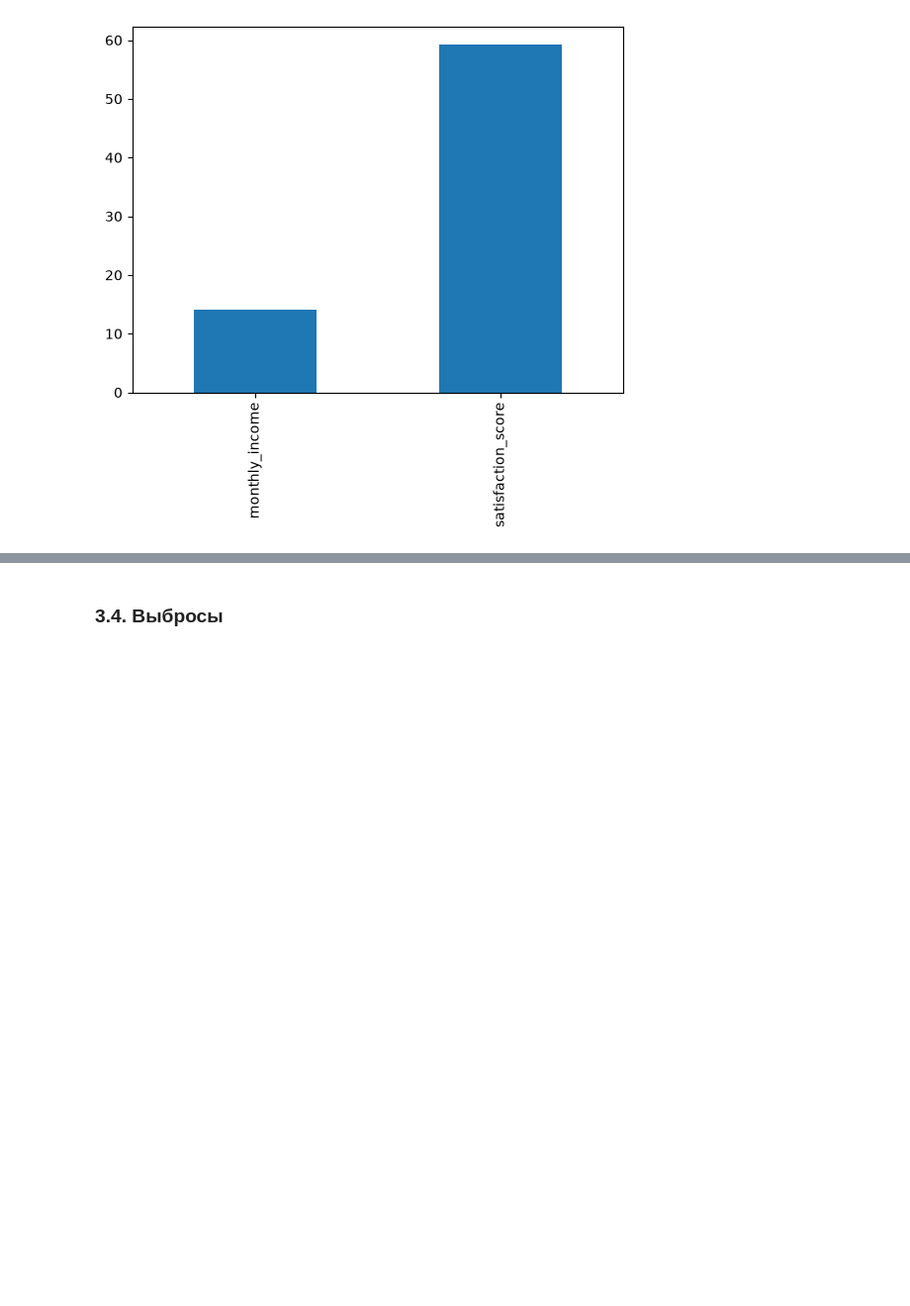
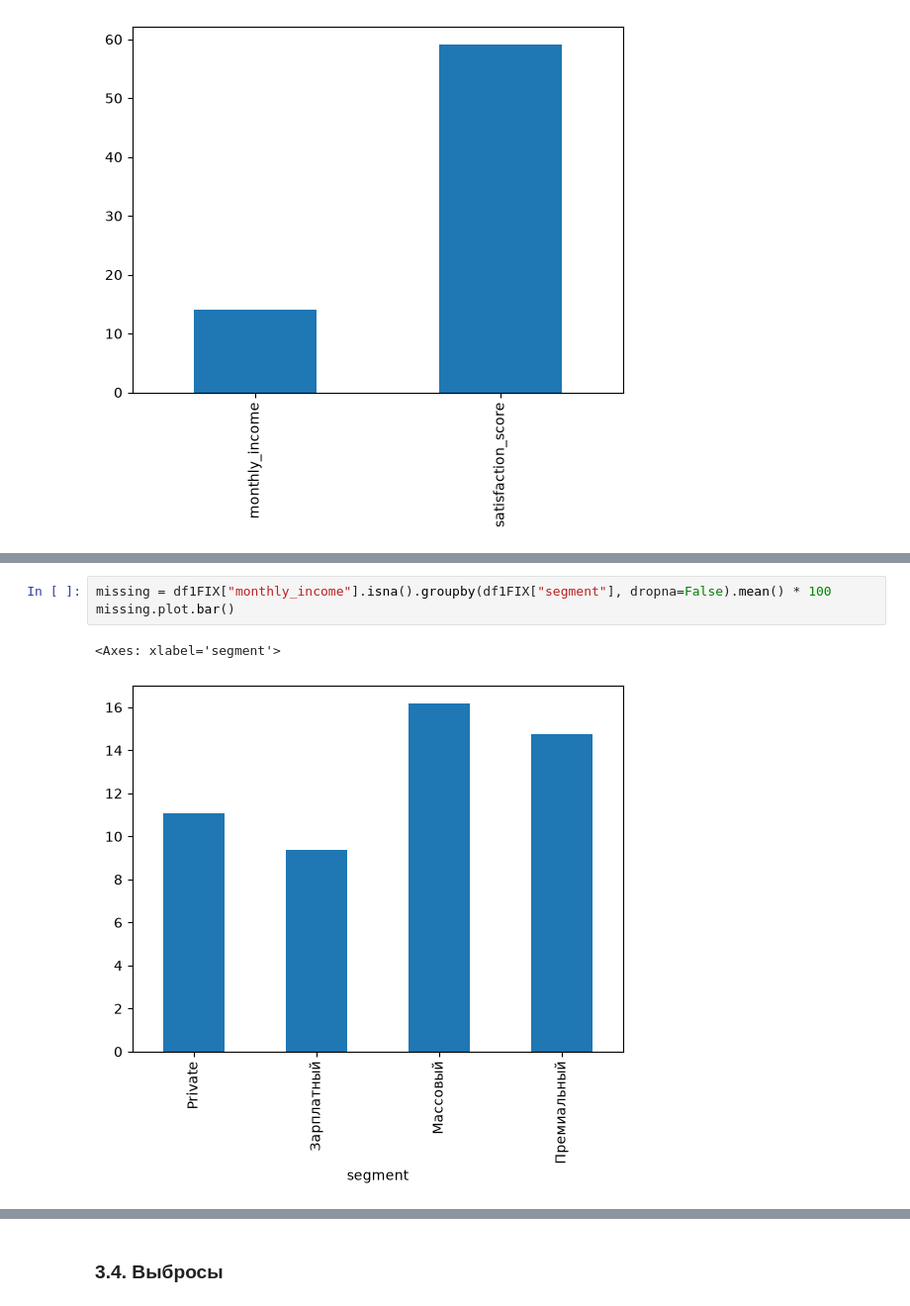
Before and after one commit to divik-T/Lab1GroupsClientsLeak, a Jupyter notebook: notebooks/01_analysis.ipynb, the cells around one changed output, grey strips where cells are left out. Shown at 99% size. Cells and saved outputs as stored; diff of their text form; blank space fills up the shorter version.

```diff
--- a/notebooks/01_analysis.ipynb
+++ b/notebooks/01_analysis.ipynb
@@ -693,3 +848,9 @@ missing = missing[missing>0].plot.bar()
 # %% [output]
 <Axes: xlabel='segment'>
 [figure]
+# %%
+missing = df1FIX["monthly_income"].isna().groupby(df1FIX["segment"], dropna=False).mean() * 100
+missing.plot.bar()
+# %% [output]
+<Axes: xlabel='segment'>
+[figure, added]
```
Also changed, not shown: parts of 40 cells of this notebook.
